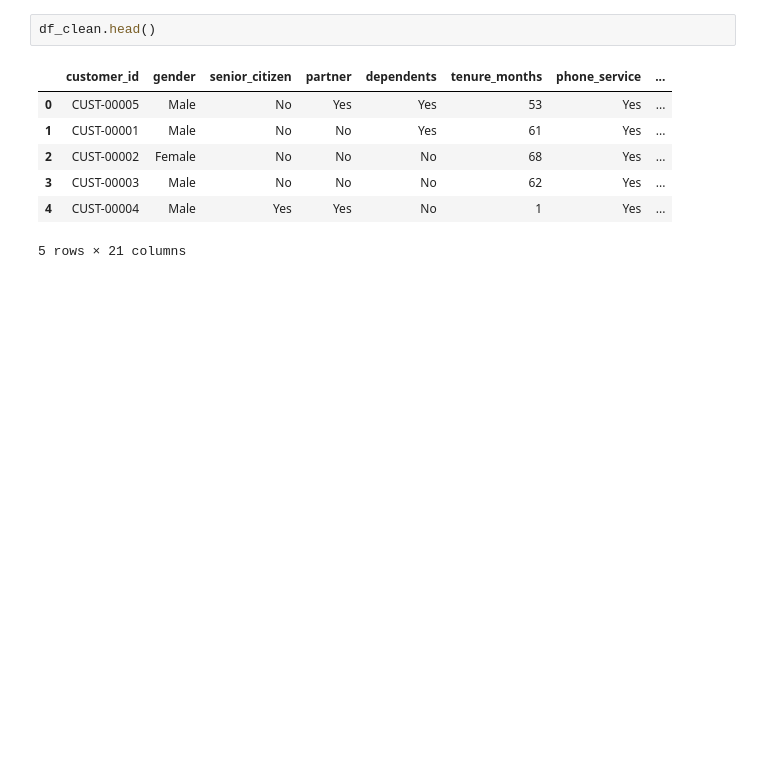
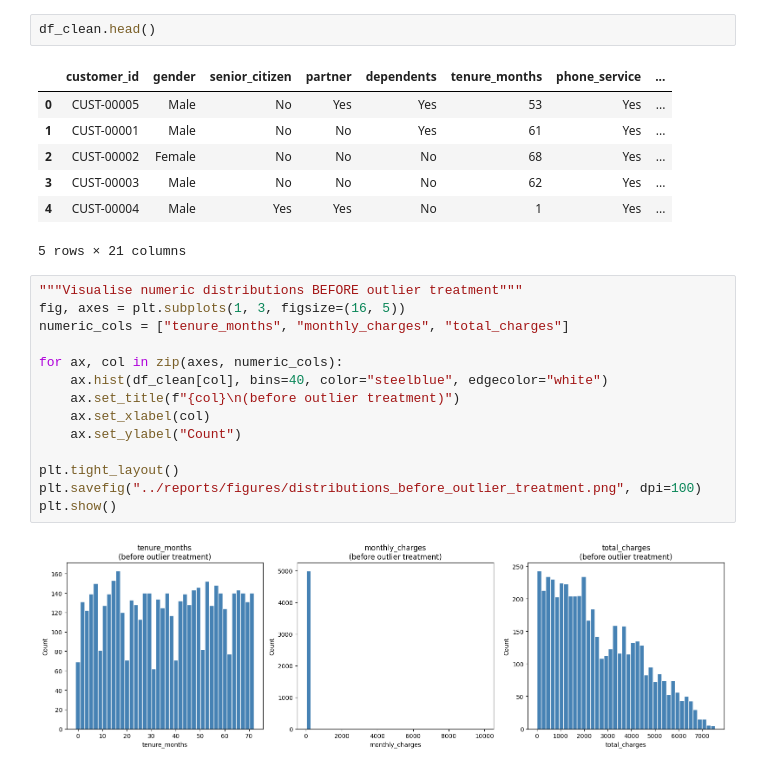
Before and after one commit to saikat100/telecom-churn-analysis, a Jupyter notebook: notebooks/02_cleaning_and_feature_engineering.ipynb, the cells around one changed output. Cells and saved outputs as stored; diff of their text form; blank space fills up the shorter version.

```diff
--- a/notebooks/02_cleaning_and_feature_engineering.ipynb
+++ b/notebooks/02_cleaning_and_feature_engineering.ipynb
@@ -241,3 +241,19 @@ df_clean.head()
 | 3 | CUST-00003 | Male | No | No | No | 62 | Yes | ... |
 | 4 | CUST-00004 | Male | Yes | Yes | No | 1 | Yes | ... |
 5 rows × 21 columns
+# %%
+"""Visualise numeric distributions BEFORE outlier treatment"""
+fig, axes = plt.subplots(1, 3, figsize=(16, 5))
+numeric_cols = ["tenure_months", "monthly_charges", "total_charges"]
+
+for ax, col in zip(axes, numeric_cols):
+    ax.hist(df_clean[col], bins=40, color="steelblue", edgecolor="white")
+    ax.set_title(f"{col}\n(before outlier treatment)")
+    ax.set_xlabel(col)
+    ax.set_ylabel("Count")
+
+plt.tight_layout()
+plt.savefig("../reports/figures/distributions_before_outlier_treatment.png", dpi=100)
+plt.show()
+# %% [output]
+[figure, added]
```
Also changed, not shown: parts of 15 cells of this notebook, 3 other files.
